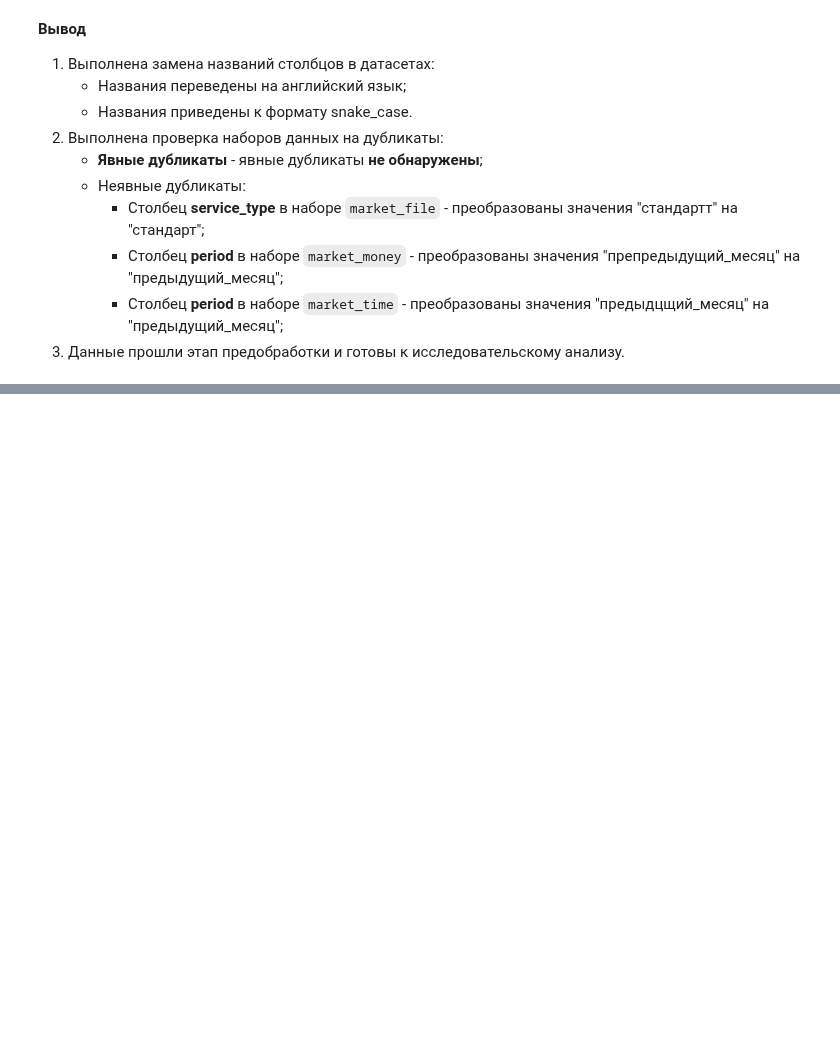
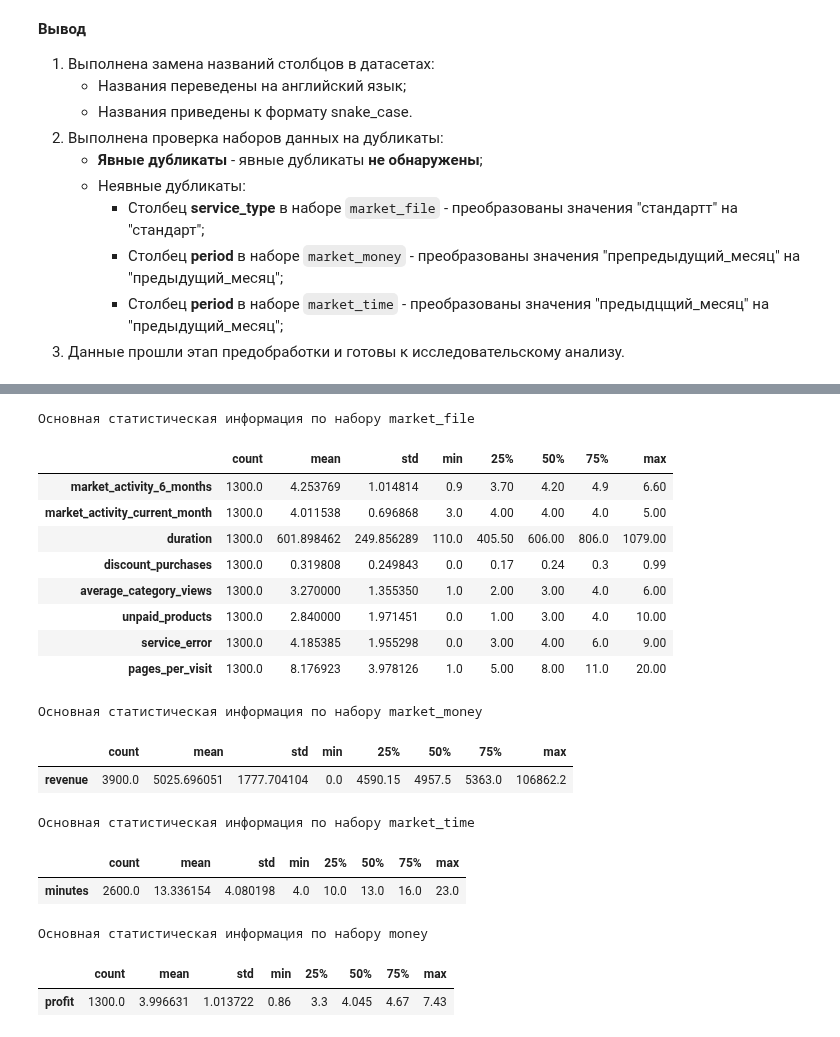
Before and after one commit to MrKostas/YandexPractikum_projects, a Jupyter notebook: notebooks/SeventhProject_SupervisedLearning.ipynb, the cells around one changed output, grey strips where cells are left out. Saved outputs shown, nothing was run; the diff lists cells and outputs as text; code cells hidden in the pictures; blank space fills up the shorter version.

```diff
--- a/notebooks/SeventhProject_SupervisedLearning.ipynb
+++ b/notebooks/SeventhProject_SupervisedLearning.ipynb
@@ -416,13 +416,16 @@ def replace_values(df : pd.DataFrame, column : str, old_value : str, new_value :
 replace_values(market_file, 'service_type', 'стандартт', 'стандарт')
 replace_values(market_money, 'period', 'препредыдущий_месяц', 'предыдущий_месяц')
 replace_values(market_time, 'period', 'предыдцщий_месяц', 'предыдущий_месяц')
+# %%
+# инициализация переменных 'data_names_list' и 'data_list' для хранения списка названий наборов данных и самих наборов данных
+data_names_list = ['market_file', 'market_money', 'market_time', 'money']
+data_list = [market_file, market_money, market_time, money]
 # %%
 # проверка на наличие явных дубликатов
 counter = 0
-data_names_list = ['market_file', 'market_money', 'market_time', 'money']
 
 print('Проверка на наличие явных дубликатов')
-for df in [market_file, market_money, market_time, money]:
+for df in data_list:
     print(f'Число явных дубликатов в {data_names_list[counter]}: {df.duplicated().sum()}')
     counter += 1
 # %% [output]
@@ -460,0 +473,29 @@ market_money[market_money.duplicated()]
+# %%
+# вывод на экран основных статистик по наборам данных
+counter = 0
+
+for df in data_list:
+    print(f'Основная статистическая информация по набору {data_names_list[counter]}')
+    display(df.iloc[:, 1:].describe().T)
+    counter += 1
+    print()
+# %% [output]
+Основная статистическая информация по набору market_file
+|  | count | mean | std | min | 25% | 50% | 75% | max |
+| market_activity_6_months | 1300.0 | 4.253769 | 1.014814 | 0.9 | 3.70 | 4.20 | 4.9 | 6.60 |
+| market_activity_current_month | 1300.0 | 4.011538 | 0.696868 | 3.0 | 4.00 | 4.00 | 4.0 | 5.00 |
+| duration | 1300.0 | 601.898462 | 249.856289 | 110.0 | 405.50 | 606.00 | 806.0 | 1079.00 |
+| discount_purchases | 1300.0 | 0.319808 | 0.249843 | 0.0 | 0.17 | 0.24 | 0.3 | 0.99 |
+| average_category_views | 1300.0 | 3.270000 | 1.355350 | 1.0 | 2.00 | 3.00 | 4.0 | 6.00 |
+| unpaid_products | 1300.0 | 2.840000 | 1.971451 | 0.0 | 1.00 | 3.00 | 4.0 | 10.00 |
+| service_error | 1300.0 | 4.185385 | 1.955298 | 0.0 | 3.00 | 4.00 | 6.0 | 9.00 |
+| pages_per_visit | 1300.0 | 8.176923 | 3.978126 | 1.0 | 5.00 | 8.00 | 11.0 | 20.00 |
+Основная статистическая информация по набору market_money
+|  | count | mean | std | min | 25% | 50% | 75% | max |
+| revenue | 3900.0 | 5025.696051 | 1777.704104 | 0.0 | 4590.15 | 4957.5 | 5363.0 | 106862.2 |
+Основная статистическая информация по набору market_time
+|  | count | mean | std | min | 25% | 50% | 75% | max |
+| minutes | 2600.0 | 13.336154 | 4.080198 | 4.0 | 10.0 | 13.0 | 16.0 | 23.0 |
+Основная статистическая информация по набору money
+|  | count | mean | std | min | 25% | 50% | 75% | max |
+| profit | 1300.0 | 3.996631 | 1.013722 | 0.86 | 3.3 | 4.045 | 4.67 | 7.43 |
```
Also changed, not shown: parts of 3 cells of this notebook.
